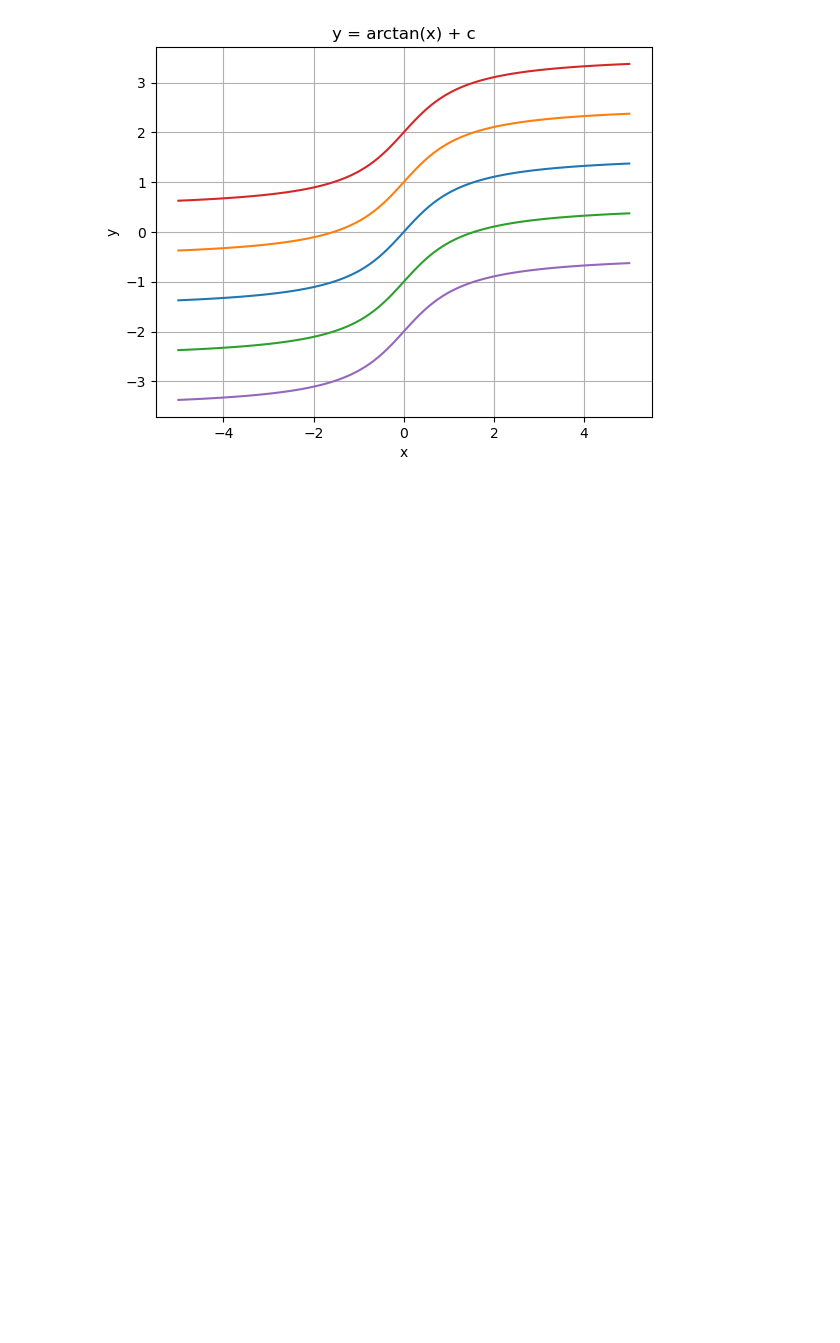
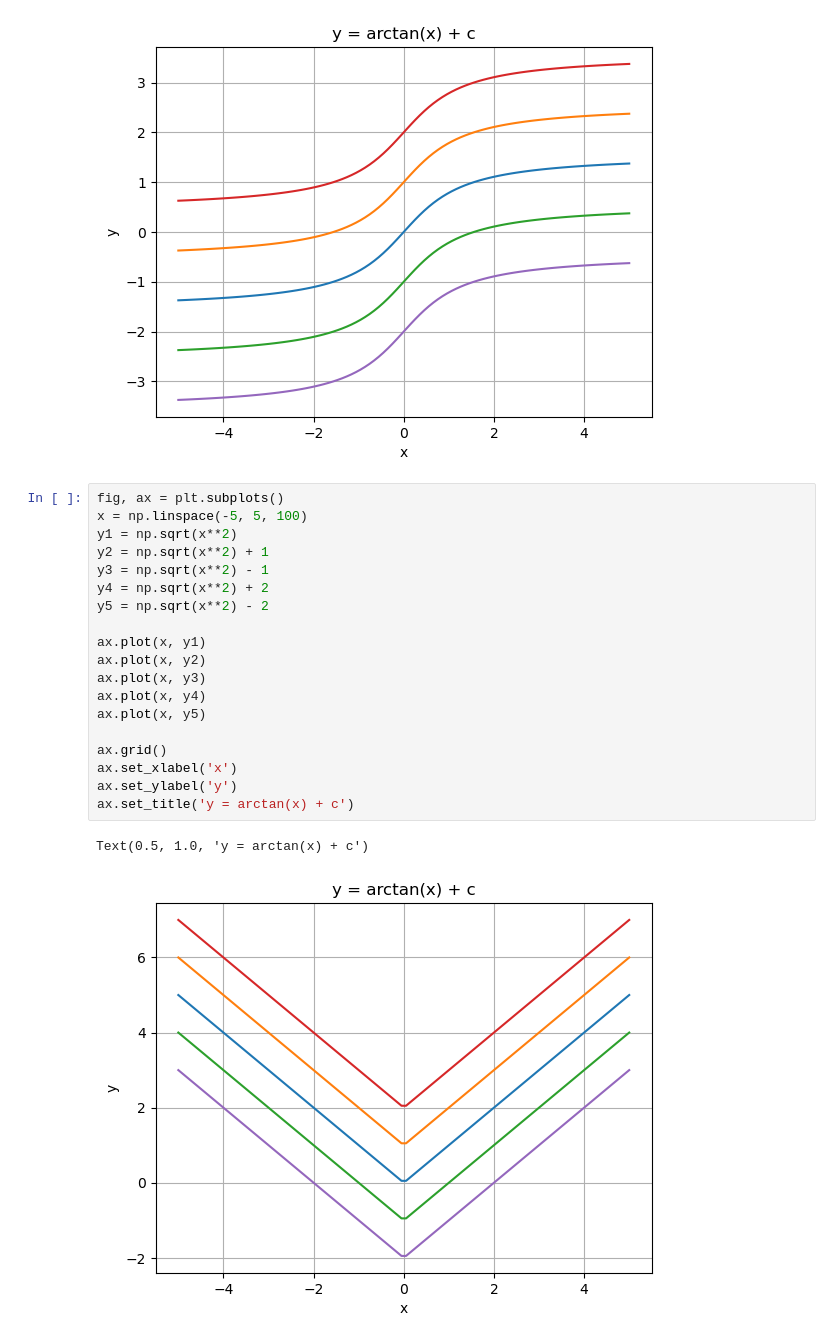
Before and after one commit to dan035-ucsd/MATH-102, a Jupyter notebook: math110 - partial diff eq/HW1/math110.ipynb, the cells around one changed output. Drawn from its saved outputs; the diff is of its cells as text; blank space fills up the shorter version.

```diff
--- a/math110 - partial diff eq/HW1/math110.ipynb
+++ b/math110 - partial diff eq/HW1/math110.ipynb
@@ -42,3 +42,25 @@ ax.set_title('y = arctan(x) + c')
 # %% [output]
 Text(0.5, 1.0, 'y = arctan(x) + c')
 [figure]
+# %%
+fig, ax = plt.subplots()
+x = np.linspace(-5, 5, 100)
+y1 = np.sqrt(x**2)
+y2 = np.sqrt(x**2) + 1
+y3 = np.sqrt(x**2) - 1
+y4 = np.sqrt(x**2) + 2
+y5 = np.sqrt(x**2) - 2
+
+ax.plot(x, y1)
+ax.plot(x, y2)
+ax.plot(x, y3)
+ax.plot(x, y4)
+ax.plot(x, y5)
+
+ax.grid()
+ax.set_xlabel('x')
+ax.set_ylabel('y')
+ax.set_title('y = arctan(x) + c')
+# %% [output]
+Text(0.5, 1.0, 'y = arctan(x) + c')
+[figure, added]
```
Also changed, not shown: 4 other files.
